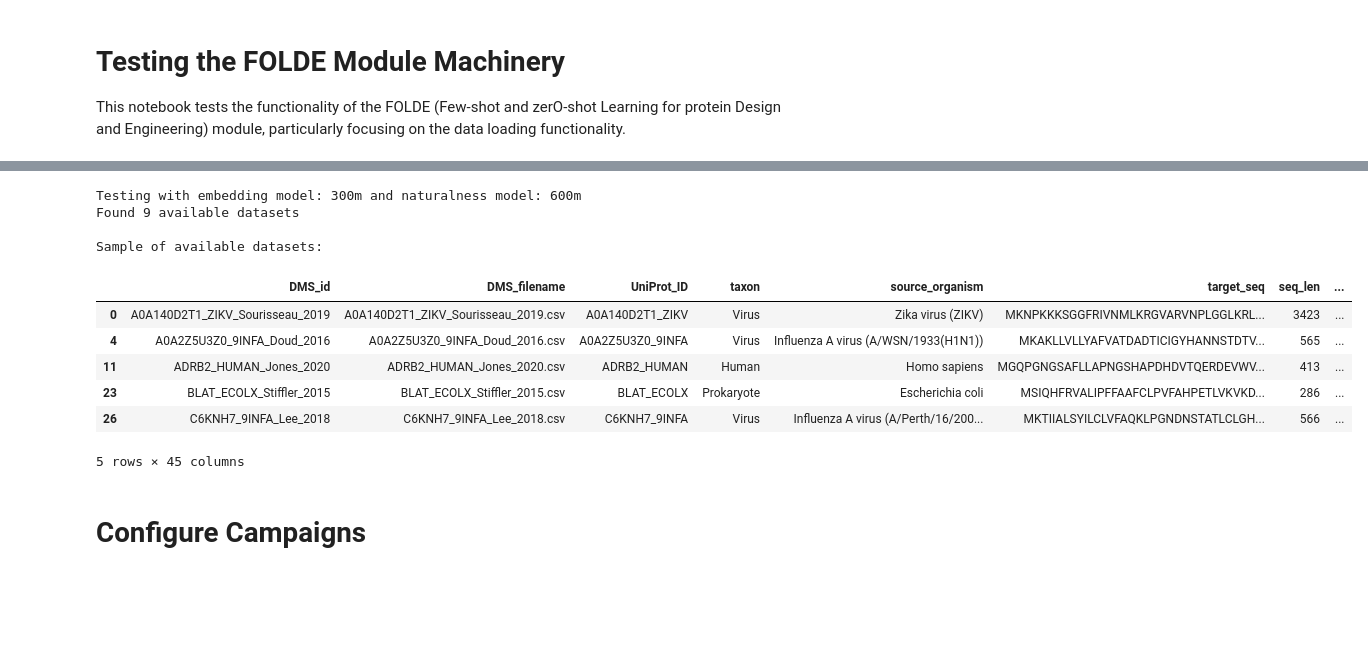
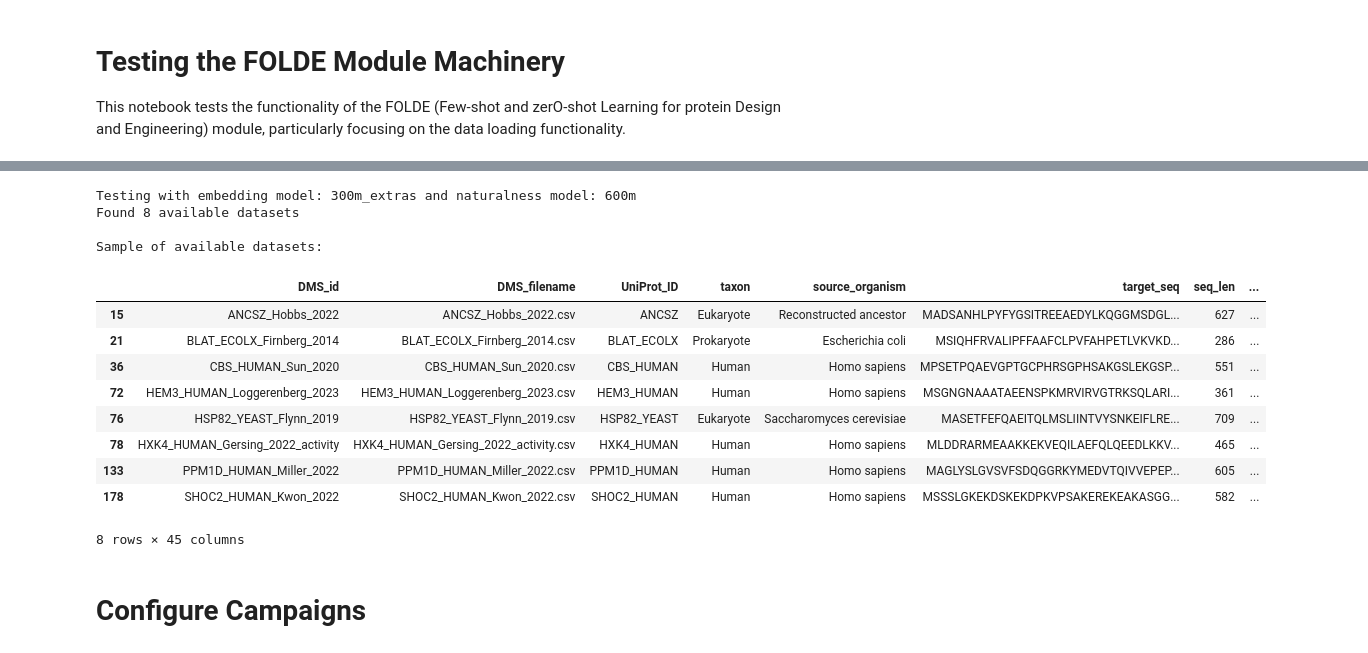
Before and after one commit to JBEI/foldy-internal, a Jupyter notebook: backend/src/notebooks/jacob/250315_test_folde_machinery.ipynb, the cells around one changed output, grey strips where cells are left out. Cells and saved outputs as stored; diff of their text form; code cells hidden in the pictures; blank space fills up the shorter version.

```diff
--- a/backend/src/notebooks/jacob/250315_test_folde_machinery.ipynb
+++ b/backend/src/notebooks/jacob/250315_test_folde_machinery.ipynb
@@ -24,7 +24,7 @@ from folde.campaign import simulate_campaign, simulate_campaigns
 from folde.types import FolDEModelConfig, ModelEvaluation
 # %%
 
-EMBEDDING_MODEL_ID = '300m'
+EMBEDDING_MODEL_ID = '300m_extras'
 NATURALNESS_MODEL_ID = '600m'
 
 print(f"Testing with embedding model: {EMBEDDING_MODEL_ID} and naturalness model: {NATURALNESS_MODEL_ID}")
@@ -33,5 +33,5 @@ available_datasets = get_available_proteingym_datasets(EMBEDDING_MODEL_ID, NATUR
 assert not available_datasets.empty
 print(f"Found {len(available_datasets)} available datasets")
 print("\nSample of available datasets:")
-display(available_datasets.head(5))
+display(available_datasets.head(10))
 # %% [output]
@@ -40,14 +40,17 @@ display(available_datasets.head(5))
-Testing with embedding model: 300m and naturalness model: 600m
-Found 9 available datasets
+Testing with embedding model: 300m_extras and naturalness model: 600m
+Found 8 available datasets
 
 Sample of available datasets:
 |  | DMS_id | DMS_filename | UniProt_ID | taxon | source_organism | target_seq | seq_len | ... |
-| 0 | A0A140D2T1_ZIKV_Sourisseau_2019 | A0A140D2T1_ZIKV_Sourisseau_2019.csv | A0A140D2T1_ZIKV | Virus | Zika virus (ZIKV) | MKNPKKKSGGFRIVNMLKRGVARVNPLGGLKRL... | 3423 | ... |
-| 4 | A0A2Z5U3Z0_9INFA_Doud_2016 | A0A2Z5U3Z0_9INFA_Doud_2016.csv | A0A2Z5U3Z0_9INFA | Virus | Influenza A virus (A/WSN/1933(H1N1)) | MKAKLLVLLYAFVATDADTICIGYHANNSTDTV... | 565 | ... |
-| 11 | ADRB2_HUMAN_Jones_2020 | ADRB2_HUMAN_Jones_2020.csv | ADRB2_HUMAN | Human | Homo sapiens | MGQPGNGSAFLLAPNGSHAPDHDVTQERDEVWV... | 413 | ... |
-| 23 | BLAT_ECOLX_Stiffler_2015 | BLAT_ECOLX_Stiffler_2015.csv | BLAT_ECOLX | Prokaryote | Escherichia coli | MSIQHFRVALIPFFAAFCLPVFAHPETLVKVKD... | 286 | ... |
-| 26 | C6KNH7_9INFA_Lee_2018 | C6KNH7_9INFA_Lee_2018.csv | C6KNH7_9INFA | Virus | Influenza A virus (A/Perth/16/200... | MKTIIALSYILCLVFAQKLPGNDNSTATLCLGH... | 566 | ... |
+| 15 | ANCSZ_Hobbs_2022 | ANCSZ_Hobbs_2022.csv | ANCSZ | Eukaryote | Reconstructed ancestor | MADSANHLPYFYGSITREEAEDYLKQGGMSDGL... | 627 | ... |
+| 21 | BLAT_ECOLX_Firnberg_2014 | BLAT_ECOLX_Firnberg_2014.csv | BLAT_ECOLX | Prokaryote | Escherichia coli | MSIQHFRVALIPFFAAFCLPVFAHPETLVKVKD... | 286 | ... |
+| 36 | CBS_HUMAN_Sun_2020 | CBS_HUMAN_Sun_2020.csv | CBS_HUMAN | Human | Homo sapiens | MPSETPQAEVGPTGCPHRSGPHSAKGSLEKGSP... | 551 | ... |
+| 72 | HEM3_HUMAN_Loggerenberg_2023 | HEM3_HUMAN_Loggerenberg_2023.csv | HEM3_HUMAN | Human | Homo sapiens | MSGNGNAAATAEENSPKMRVIRVGTRKSQLARI... | 361 | ... |
+| 76 | HSP82_YEAST_Flynn_2019 | HSP82_YEAST_Flynn_2019.csv | HSP82_YEAST | Eukaryote | Saccharomyces cerevisiae | MASETFEFQAEITQLMSLIINTVYSNKEIFLRE... | 709 | ... |
+| 78 | HXK4_HUMAN_Gersing_2022_activity | HXK4_HUMAN_Gersing_2022_activity.csv | HXK4_HUMAN | Human | Homo sapiens | MLDDRARMEAAKKEKVEQILAEFQLQEEDLKKV... | 465 | ... |
+| 133 | PPM1D_HUMAN_Miller_2022 | PPM1D_HUMAN_Miller_2022.csv | PPM1D_HUMAN | Human | Homo sapiens | MAGLYSLGVSVFSDQGGRKYMEDVTQIVVEPEP... | 605 | ... |
+| 178 | SHOC2_HUMAN_Kwon_2022 | SHOC2_HUMAN_Kwon_2022.csv | SHOC2_HUMAN | Human | Homo sapiens | MSSSLGKEKDSKEKDPKVPSAKEREKEAKASGG... | 582 | ... |
-5 rows × 45 columns
+8 rows × 45 columns
 # %% [markdown]
 # Configure Campaigns
 # %%
```
Also changed, not shown: parts of 8 cells of this notebook, 13 other files.
